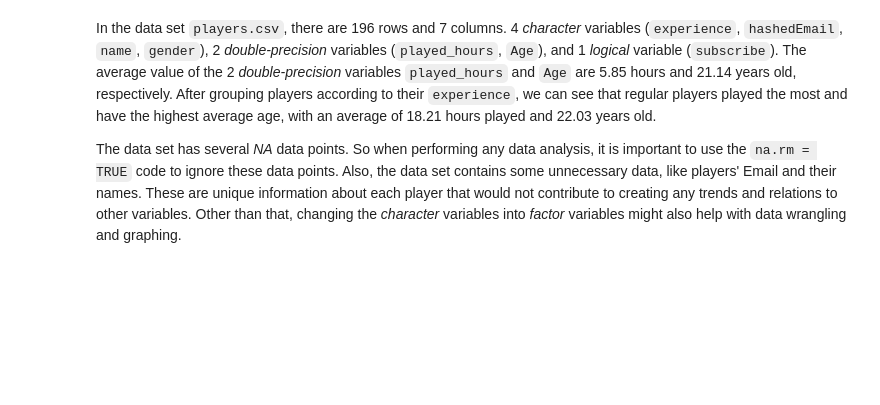
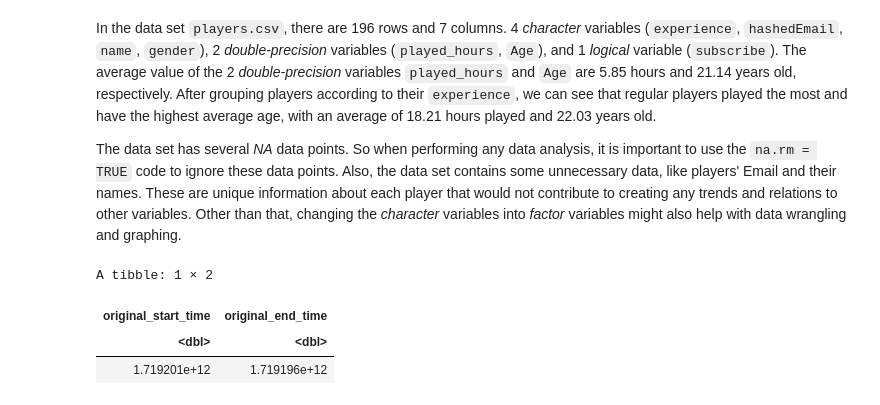
Before and after one commit to capybaraox/project-individual-planning-stage-, a Jupyter notebook: Andox_individual_project_planning_group18.ipynb, the cells around one changed output. Cells and saved outputs as stored; diff of their text form; code cells hidden in the pictures; blank space fills up the shorter version.

```diff
--- a/Andox_individual_project_planning_group18.ipynb
+++ b/Andox_individual_project_planning_group18.ipynb
@@ -73,3 +104,14 @@ A tibble: 5 × 3
 In the data set `players.csv`, there are 196 rows and 7 columns. 4 *character*  variables (`experience`, `hashedEmail`, `name`, `gender`), 2 *double-precision*  variables (`played_hours`, `Age`), and 1 *logical*  variable (`subscribe`). The average value of the 2 *double-precision*  variables `played_hours` and `Age` are 5.85 hours and 21.14 years old, respectively. After grouping players according to their `experience`, we can see that regular players played the most and have the highest average age, with an average of 18.21 hours played and 22.03 years old.
 
 The data set has several *NA*  data points. So when performing any data analysis, it is important to use the `na.rm = TRUE` code to ignore these data points. Also, the data set contains some unnecessary data, like players' Email and their names. These are unique information about each player that would not contribute to creating any trends and relations to other variables. Other than that, changing the *character*  variables into *factor*  variables might also help with data wrangling and graphing.
+# %%
+sessions_data_mean <- sessions_data |>
+    select(original_start_time, original_end_time) |>
+    map_df(~mean(.x, na.rm = TRUE))
+
+sessions_data_mean
+# %% [output]
+A tibble: 1 × 2
+| original_start_time | original_end_time |
+| <dbl> | <dbl> |
+| 1.719201e+12 | 1.719196e+12 |
```
Also changed, not shown: parts of 9 cells of this notebook.
